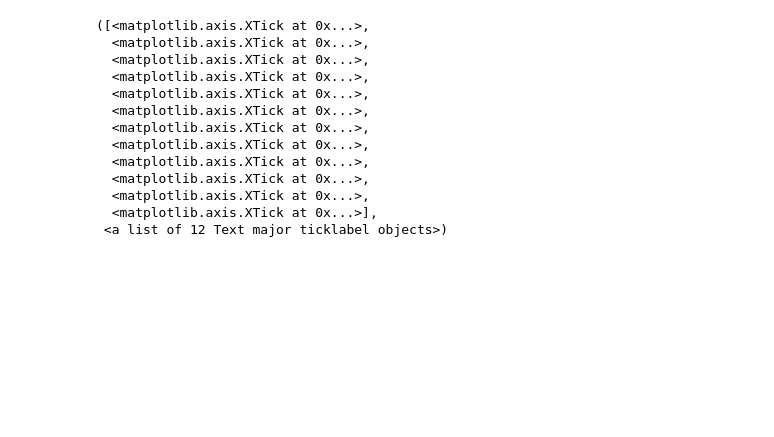
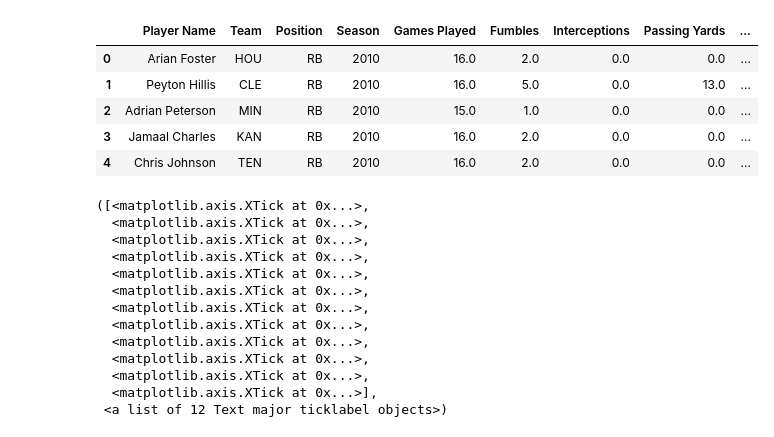
Before and after one commit to hathawayryan/project_one, a Jupyter notebook: main.ipynb, the cells around one changed output. Drawn from its saved outputs; the diff is of its cells as text; code cells hidden in the pictures; blank space fills up the shorter version.

```diff
--- a/main.ipynb
+++ b/main.ipynb
@@ -75,6 +75,15 @@ players['Half PPR Points Season Total'] = (
     (players['Rushing Yards']*.1) + (players['Rushing TDs'] * 6) - (players['Fumbles'] * 2) +
     (players['Receptions'] * 0.5) + (players['Receiving Yards'] * .1) + (players['Receiving TDs'] * 6)
     )
+# %%
+players.head()
+# %% [output]
+|  | Player Name | Team | Position | Season | Games Played | Fumbles | Interceptions | Passing Yards | ... |
+| 0 | Arian Foster | HOU | RB | 2010 | 16.0 | 2.0 | 0.0 | 0.0 | ... |
+| 1 | Peyton Hillis | CLE | RB | 2010 | 16.0 | 5.0 | 0.0 | 13.0 | ... |
+| 2 | Adrian Peterson | MIN | RB | 2010 | 15.0 | 1.0 | 0.0 | 0.0 | ... |
+| 3 | Jamaal Charles | KAN | RB | 2010 | 16.0 | 2.0 | 0.0 | 0.0 | ... |
+| 4 | Chris Johnson | TEN | RB | 2010 | 16.0 | 2.0 | 0.0 | 0.0 | ... |
 # %%
 #Breaking up dataframe into smaller dataframes of individual positions
 qb_data = players[players['Position'] == 'QB']
```
Also changed, not shown: parts of 9 cells of this notebook, 1 other file.
